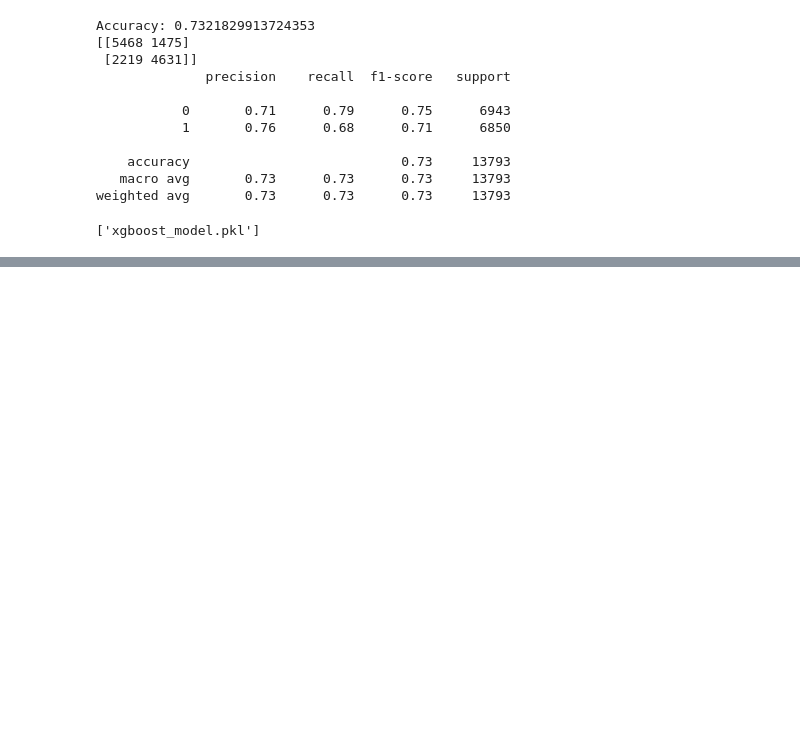
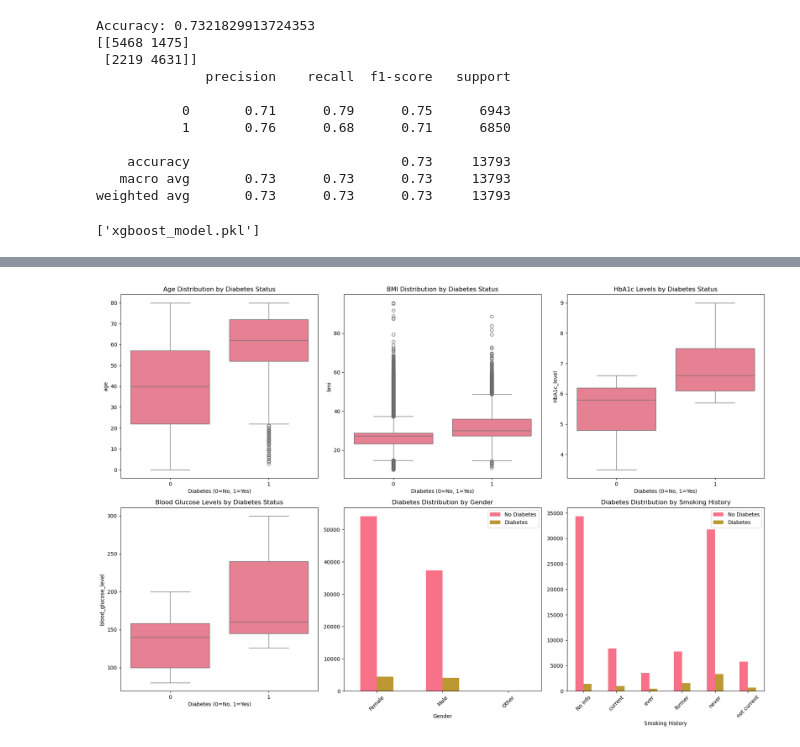
Before and after one commit to IAteNoodles/MedAssist, a Jupyter notebook: AI/ml_notebook.ipynb, the cells around one changed output, grey strips where cells are left out. Cells and saved outputs as stored; diff of their text form; code cells hidden in the pictures; blank space fills up the shorter version.

Commit message:
diabetes-test

```diff
--- a/AI/ml_notebook.ipynb
+++ b/AI/ml_notebook.ipynb
@@ -108,0 +113,6 @@ joblib.dump(model, 'xgboost_model.pkl')
+# %%
+# Load the diabetes dataset
+diabetes_df = pd.read_csv('dataset/diabetes_prediction_dataset.csv')
+print(f"Dataset shape: {diabetes_df.shape}")
+print("\nFirst few rows:")
+diabetes_df.head()
@@ -108,0 +197,52 @@ joblib.dump(model, 'xgboost_model.pkl')
+# %%
+# Exploratory Data Analysis - Visualizations
+import matplotlib.pyplot as plt
+import seaborn as sns
+
+# Set up the plotting style
+plt.style.use('default')
+sns.set_palette("husl")
+
+# Create subplots for EDA
+fig, axes = plt.subplots(2, 3, figsize=(18, 12))
+
+# 1. Age distribution by diabetes status
+sns.boxplot(data=diabetes_clean, x='diabetes', y='age', ax=axes[0,0])
+axes[0,0].set_title('Age Distribution by Diabetes Status')
+axes[0,0].set_xlabel('Diabetes (0=No, 1=Yes)')
+
+# 2. BMI distribution by diabetes status
+sns.boxplot(data=diabetes_clean, x='diabetes', y='bmi', ax=axes[0,1])
+axes[0,1].set_title('BMI Distribution by Diabetes Status')
+axes[0,1].set_xlabel('Diabetes (0=No, 1=Yes)')
+
+# 3. HbA1c levels by diabetes status
+sns.boxplot(data=diabetes_clean, x='diabetes', y='HbA1c_level', ax=axes[0,2])
+axes[0,2].set_title('HbA1c Levels by Diabetes Status')
+axes[0,2].set_xlabel('Diabetes (0=No, 1=Yes)')
+
+# 4. Blood glucose levels by diabetes status
+sns.boxplot(data=diabetes_clean, x='diabetes', y='blood_glucose_level', ax=axes[1,0])
+axes[1,0].set_title('Blood Glucose Levels by Diabetes Status')
+axes[1,0].set_xlabel('Diabetes (0=No, 1=Yes)')
+
+# 5. Gender distribution
+gender_diabetes = diabetes_clean.groupby(['gender', 'diabetes']).size().unstack()
+gender_diabetes.plot(kind='bar', ax=axes[1,1])
+axes[1,1].set_title('Diabetes Distribution by Gender')
+axes[1,1].set_xlabel('Gender')
+axes[1,1].legend(['No Diabetes', 'Diabetes'])
+axes[1,1].tick_params(axis='x', rotation=45)
+
+# 6. Smoking history distribution
+smoking_diabetes = diabetes_clean.groupby(['smoking_history', 'diabetes']).size().unstack()
+smoking_diabetes.plot(kind='bar', ax=axes[1,2])
+axes[1,2].set_title('Diabetes Distribution by Smoking History')
+axes[1,2].set_xlabel('Smoking History')
+axes[1,2].legend(['No Diabetes', 'Diabetes'])
+axes[1,2].tick_params(axis='x', rotation=45)
+
+plt.tight_layout()
+plt.show()
+# %% [output]
+[figure, added]
```
Also changed, not shown: parts of 10 cells of this notebook.
